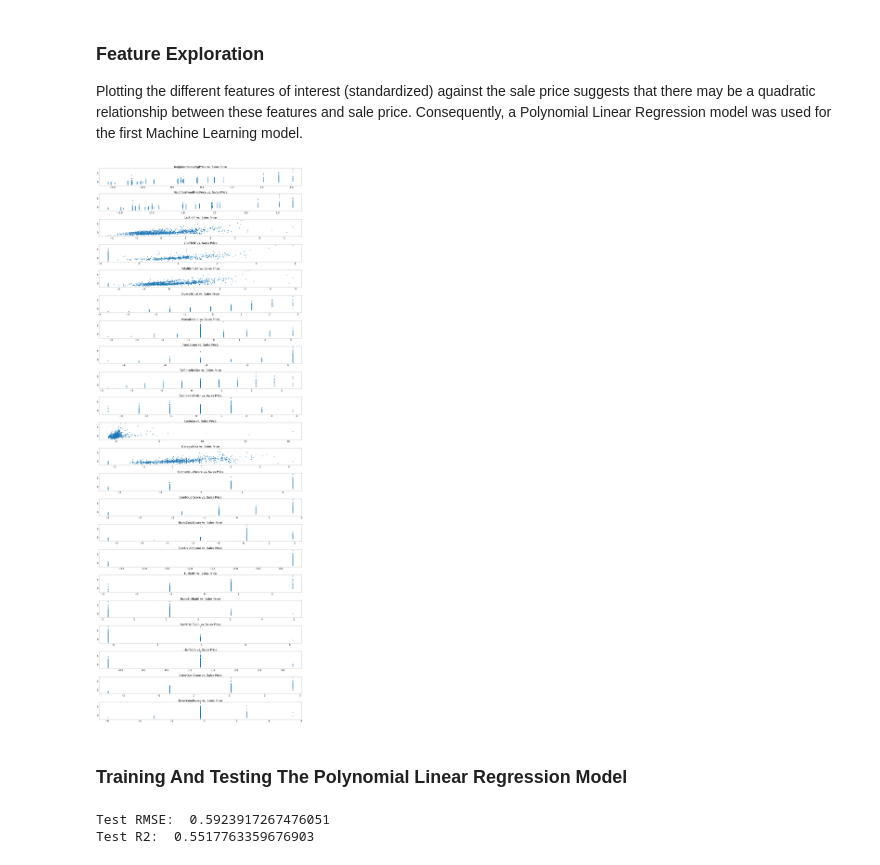
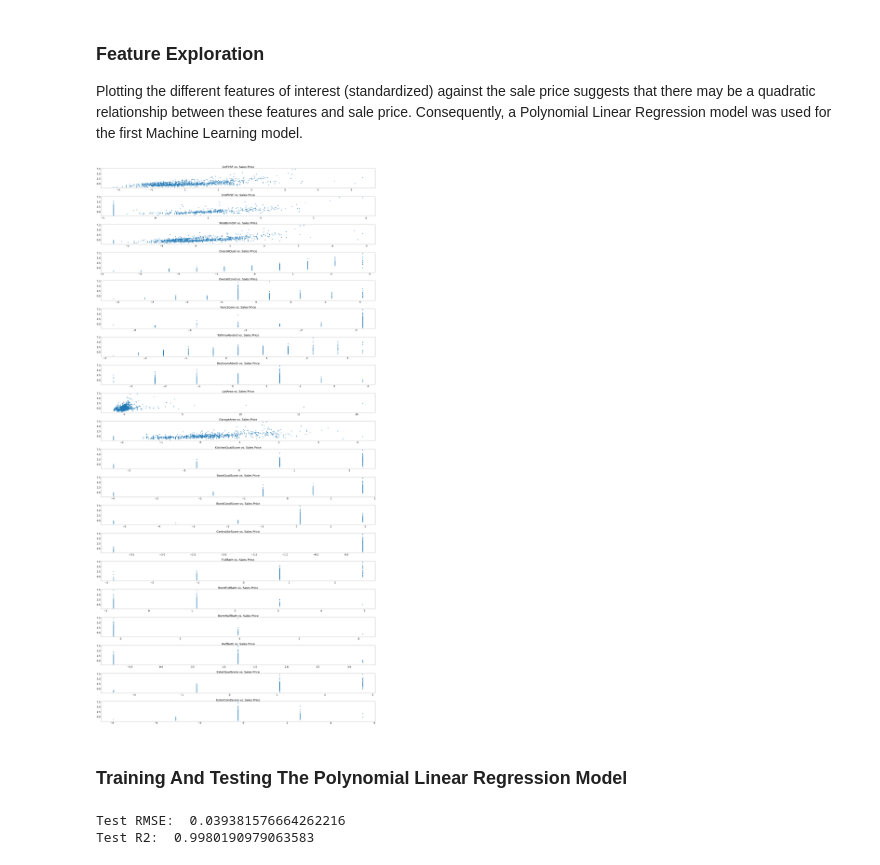
Before and after one commit to drchachere/Real-Estate-Price-Prediction, a Jupyter notebook: realestatepricepredictor.ipynb, the cells around one changed output. Saved outputs shown, nothing was run; the diff lists cells and outputs as text; code cells hidden in the pictures.

```diff
--- a/realestatepricepredictor.ipynb
+++ b/realestatepricepredictor.ipynb
@@ -38,15 +38,4 @@ Additionally, there was a feature called 'Functional' which speaks to the overal
 # %%
-
-# df_avg_neighborhood_price = df.groupby(['Neighborhood']).SalePrice.mean()
-# df_med_neighborhood_price = df.groupby(['Neighborhood']).SalePrice.median()
-
-# df['NeighborhoodAvgPrice'] = df['Neighborhood'].map(lambda x: df_avg_neighborhood_price[x])
-# df['NeighborhoodMedPrice'] = df['Neighborhood'].map(lambda x: df_med_neighborhood_price[x])
-
-df['NeighborhoodAvgPrice'] = 0
-df['NeighborhoodMedPrice'] = 0
-
-
 func_dict = {
     'Typ':7,
     'Min1':6,
@@ -69,6 +58,8 @@ quality_dict = {
     'No':0
 }
 
+
+# Features ending in 'Score' have been converted from strings to ordered integers
 df['KitchenQualScore'] = df['KitchenQual'].map(lambda x: quality_dict[x])
 
 df.loc[df['BsmtQual'].isnull(),'BsmtQual'] = "No"
@@ -80,6 +71,7 @@ df['ExterQualScore'] = df['ExterQual'].map(lambda x: quality_dict[x])
 df.loc[df['ExterCond'].isnull(),'ExterCond'] = "No"
 df['ExterCondScore'] = df['ExterCond'].map(lambda x: quality_dict[x])
 
+# Features with yes/ no categories were changed to 1 and 0 respectively
 df['CentralAirScore'] = df['CentralAir'].map(lambda x: 1 if x.title().strip() == 'Y' else 0)
 # %% [markdown]
 ### Features Of Interest
@@ -156,21 +234,8 @@ To avoid overfitting the model to the entire data set, the 'NeighborhoodAvgPrice
 from sklearn.model_selection import train_test_split
 
 
-y = df_foi['SalePrice']
+y = df['SalePrice']
 X = df_foi
-
-X_train, X_test, y_train, y_test = train_test_split(X, y, test_size=0.2, random_state=3)
-
-df_avg_neighborhood_price = X_train.groupby(['Neighborhood']).SalePrice.mean()
-df_med_neighborhood_price = X_train.groupby(['Neighborhood']).SalePrice.median()
-
-X_train['NeighborhoodAvgPrice'] = X_train['Neighborhood'].map(lambda x: df_avg_neighborhood_price[x])
-X_train['NeighborhoodMedPrice'] = X_train['Neighborhood'].map(lambda x: df_med_neighborhood_price[x])
-X_train.drop(columns=['Neighborhood', 'SalePrice'], inplace=True)
-
-X_test['NeighborhoodAvgPrice'] = X_test['Neighborhood'].map(lambda x: df_avg_neighborhood_price[x])
-X_test['NeighborhoodMedPrice'] = X_test['Neighborhood'].map(lambda x: df_med_neighborhood_price[x])
-X_test.drop(columns=['Neighborhood', 'SalePrice'], inplace=True)
 # %% [markdown]
 ### Feature Exploration
 
@@ -178,24 +243,18 @@ Plotting the different features of interest (standardized) against the sale pric
 # %%
 import matplotlib.pyplot as plt
 
-# def plot_scatter(X, y):
-#     plt.scatter(X, y, alpha=0.5)
-#     plt.title("Scatter Plot of {} vs. {}".format(X.name, y.name))
-#     plt.show
 
-features_of_interest.remove('SalePrice')
+fig, axs = plt.subplots(len(continuous_features), figsize=(40, 80))
 
-fig, axs = plt.subplots(len(features_of_interest), figsize=(30, 80))
-
-for feature in features_of_interest:
-    axs[features_of_interest.index(feature)].scatter(x=X_train[feature], y=y_train)
-    axs[features_of_interest.index(feature)].set_title("{} vs. Sales Price".format(feature, pad=40))
+for feature in continuous_features:
+    axs[continuous_features.index(feature)].scatter(x=X_train[feature], y=y_train)
+    axs[continuous_features.index(feature)].set_title("{} vs. Sales Price".format(feature, pad=40))
 
 plt.rc('font', size=24)
 fig.tight_layout()
 plt.show()
 # %% [output]
-[figure, old version]
+[figure, new version]
 # %% [markdown]
 ### Training And Testing The Polynomial Linear Regression Model
 # %%
@@ -216,5 +275,5 @@ r2 = r2_score(y_test,y_test_predictions)
 print('Test RMSE: ', rmse)
 print('Test R2: ', r2)
 # %% [output]
-Test RMSE:  0.5923917267476051
-Test R2:  0.5517763359676903
+Test RMSE:  0.039381576664262216
+Test R2:  0.9980190979063583
```
Also changed, not shown: parts of 10 cells of this notebook.
